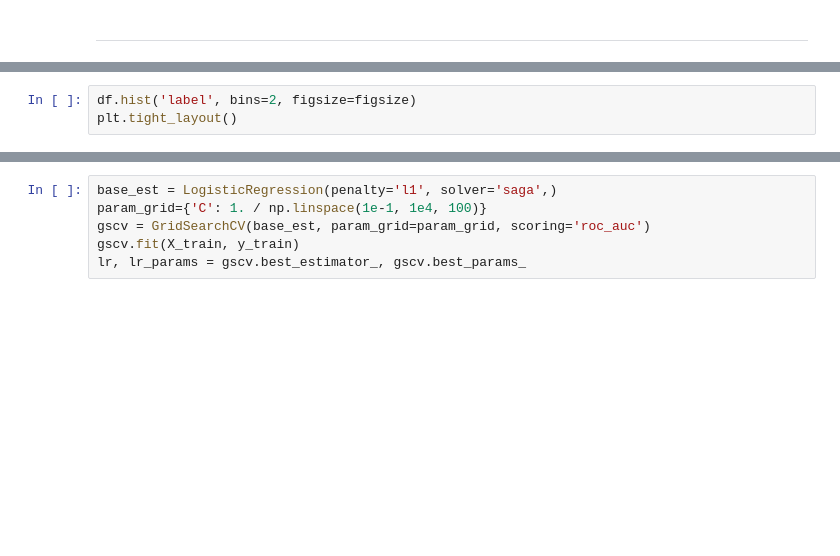
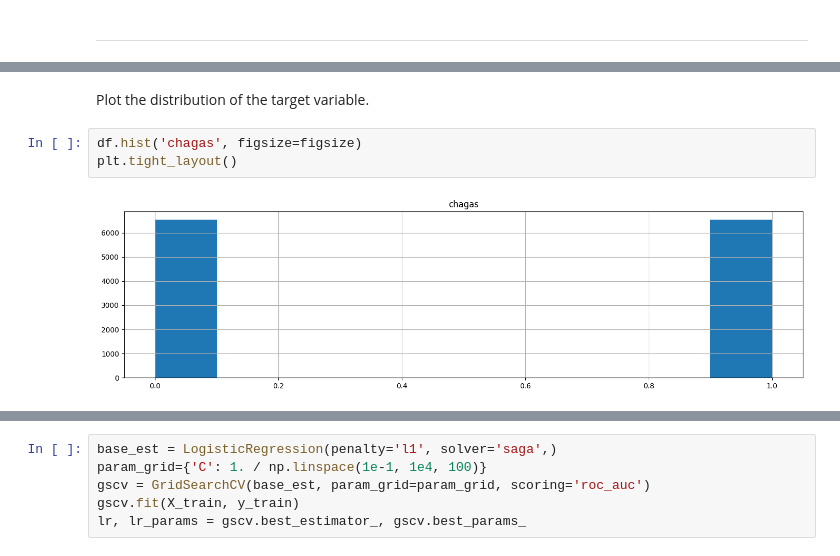
Before and after one commit to MatteoFasulo/ECG-Chagas, a Jupyter notebook: notebook.ipynb, the cells around one changed output, grey strips where cells are left out. Drawn from its saved outputs; the diff is of its cells as text; blank space fills up the shorter version.

```diff
--- a/notebook.ipynb
+++ b/notebook.ipynb
@@ -259,3 +366,7 @@ for cname in cat_cols:
+# %% [markdown]
+Plot the distribution of the target variable.
 # %%
-df.hist('label', bins=2, figsize=figsize)
+df.hist('chagas', figsize=figsize)
 plt.tight_layout()
+# %% [output]
+[figure, added]
```
Also changed, not shown: parts of 84 cells of this notebook, 1 other file.
